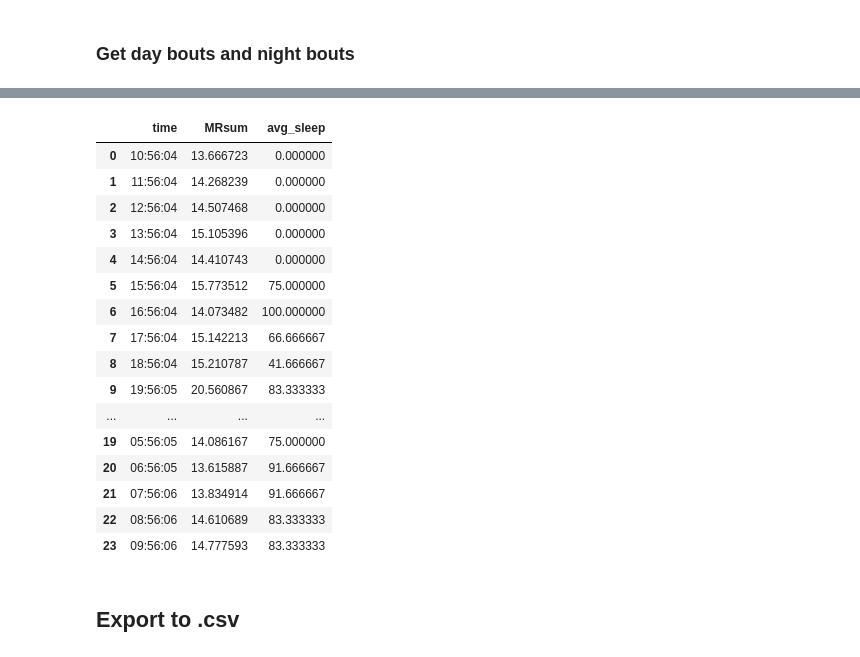
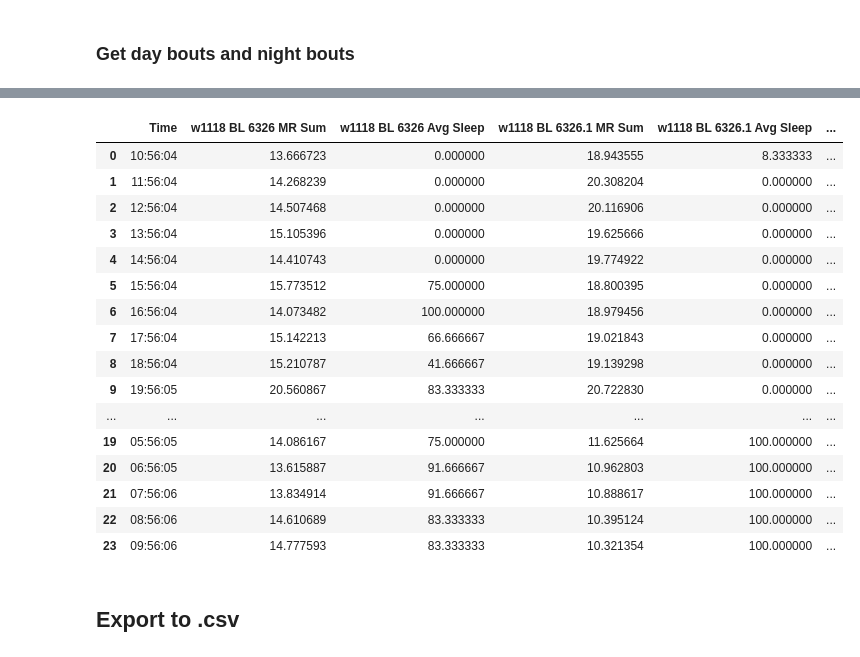
Before and after one commit to johntauber/Fly-Respirometry-Analysis, a Jupyter notebook: FlyResp.ipynb, the cells around one changed output, grey strips where cells are left out. Saved outputs shown, nothing was run; the diff lists cells and outputs as text; code cells hidden in the pictures.

```diff
--- a/FlyResp.ipynb
+++ b/FlyResp.ipynb
@@ -34,11 +40,11 @@ def get_data_range(L, lower_limit, upper_limit):
             break
     return (start_index, start_index + 288)
 # %%
-# Test trim on raw data
+# Trim raw data to 24 hour window
 df_raw.Time = pd.to_datetime(df_raw.Time, format='%H:%M:%S').dt.time
 trim_index = get_data_range(list(df_raw.Time), lower_limit, upper_limit)
-df_trim = df_raw[trim_index[0]:trim_index[1]]
-df_trim = df_trim.reset_index(drop=True)
+df = df_raw[trim_index[0]:trim_index[1]]
+df = df.reset_index(drop=True)
 # %% [markdown]
 ### Make a column of bools to indicate day vs night
 # %%
@@ -136,20 +172,0 @@ dict1['avg_sleep'] = [x[1] for x in hourly_resp_sleep]
-# %%
-pd.DataFrame(dict1, columns=['time', 'MRsum', 'avg_sleep'])
-# %% [output]
-|  | time | MRsum | avg_sleep |
-| 0 | 10:56:04 | 13.666723 | 0.000000 |
-| 1 | 11:56:04 | 14.268239 | 0.000000 |
-| 2 | 12:56:04 | 14.507468 | 0.000000 |
-| 3 | 13:56:04 | 15.105396 | 0.000000 |
-| 4 | 14:56:04 | 14.410743 | 0.000000 |
-| 5 | 15:56:04 | 15.773512 | 75.000000 |
-| 6 | 16:56:04 | 14.073482 | 100.000000 |
-| 7 | 17:56:04 | 15.142213 | 66.666667 |
-| 8 | 18:56:04 | 15.210787 | 41.666667 |
-| 9 | 19:56:05 | 20.560867 | 83.333333 |
-| ... | ... | ... | ... |
-| 19 | 05:56:05 | 14.086167 | 75.000000 |
-| 20 | 06:56:05 | 13.615887 | 91.666667 |
-| 21 | 07:56:06 | 13.834914 | 91.666667 |
-| 22 | 08:56:06 | 14.610689 | 83.333333 |
-| 23 | 09:56:06 | 14.777593 | 83.333333 |
@@ -156,3 +191,32 @@ pd.DataFrame(dict1, columns=['time', 'MRsum', 'avg_sleep'])
+# %%
+def make_colnames(df):
+    colnames = ['Time']
+    for i in range(11,16):
+        colnames.append(df.columns[i] + ' MR Sum')
+        colnames.append(df.columns[i] + ' Avg Sleep')
+    return colnames
+
+test_df = pd.DataFrame(test_dict, columns=make_colnames(df))
+# %%
+test_df
+# %% [output]
+|  | Time | w1118 BL 6326 MR Sum | w1118 BL 6326 Avg Sleep | w1118 BL 6326.1 MR Sum | w1118 BL 6326.1 Avg Sleep | ... |
+| 0 | 10:56:04 | 13.666723 | 0.000000 | 18.943555 | 8.333333 | ... |
+| 1 | 11:56:04 | 14.268239 | 0.000000 | 20.308204 | 0.000000 | ... |
+| 2 | 12:56:04 | 14.507468 | 0.000000 | 20.116906 | 0.000000 | ... |
+| 3 | 13:56:04 | 15.105396 | 0.000000 | 19.625666 | 0.000000 | ... |
+| 4 | 14:56:04 | 14.410743 | 0.000000 | 19.774922 | 0.000000 | ... |
+| 5 | 15:56:04 | 15.773512 | 75.000000 | 18.800395 | 0.000000 | ... |
+| 6 | 16:56:04 | 14.073482 | 100.000000 | 18.979456 | 0.000000 | ... |
+| 7 | 17:56:04 | 15.142213 | 66.666667 | 19.021843 | 0.000000 | ... |
+| 8 | 18:56:04 | 15.210787 | 41.666667 | 19.139298 | 0.000000 | ... |
+| 9 | 19:56:05 | 20.560867 | 83.333333 | 20.722830 | 0.000000 | ... |
+| ... | ... | ... | ... | ... | ... | ... |
+| 19 | 05:56:05 | 14.086167 | 75.000000 | 11.625664 | 100.000000 | ... |
+| 20 | 06:56:05 | 13.615887 | 91.666667 | 10.962803 | 100.000000 | ... |
+| 21 | 07:56:06 | 13.834914 | 91.666667 | 10.888617 | 100.000000 | ... |
+| 22 | 08:56:06 | 14.610689 | 83.333333 | 10.395124 | 100.000000 | ... |
+| 23 | 09:56:06 | 14.777593 | 83.333333 | 10.321354 | 100.000000 | ... |
 # %% [markdown]
 ## Export to .csv
 # %%
```
Also changed, not shown: parts of 14 cells of this notebook.
